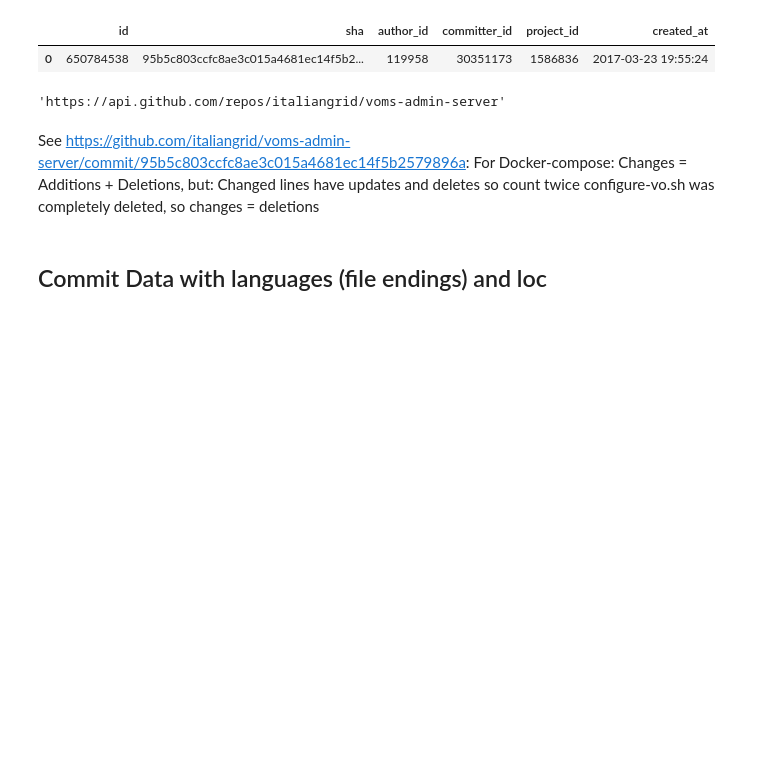
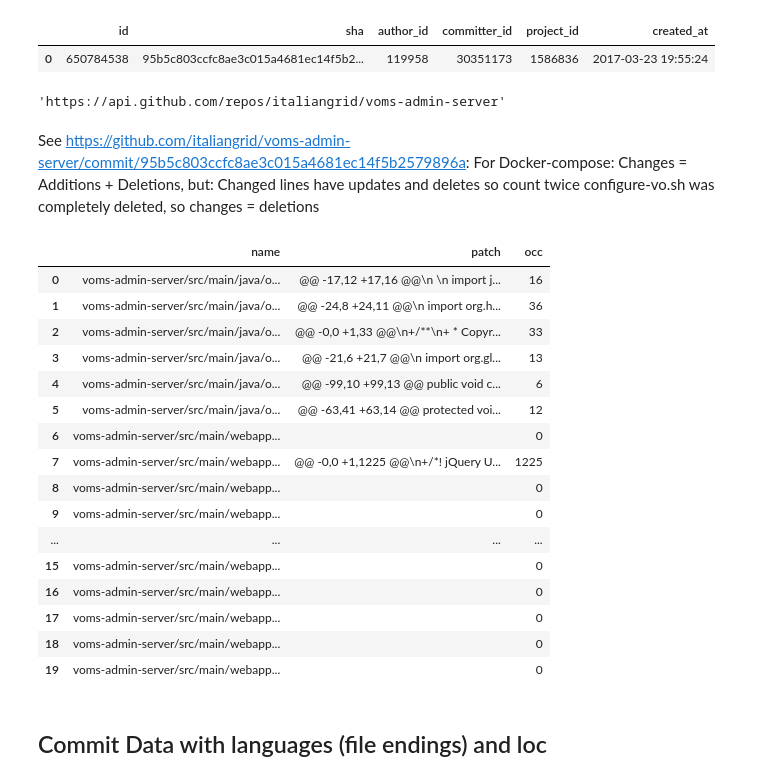
Before and after one commit to LeonBein/CRM20, a Jupyter notebook: DataExplorer.ipynb, the cells around one changed output. Cells and saved outputs as stored; diff of their text form; code cells hidden in the pictures; blank space fills up the shorter version.

```diff
--- a/DataExplorer.ipynb
+++ b/DataExplorer.ipynb
@@ -291,6 +271,31 @@ dbUtils.runQuery('''
 See https://github.com/italiangrid/voms-admin-server/commit/95b5c803ccfc8ae3c015a4681ec14f5b2579896a:
 For Docker-compose: Changes = Additions + Deletions, but: Changed lines have updates and deletes so count twice
 configure-vo.sh was completely deleted, so changes = deletions
+# %%
+dbUtils.runQuery('''
+    SELECT name, patch, (SELECT COUNT(*) FROM REGEXP_MATCHES(patch, '^\+', 'gn')) as occ
+    FROM ght.raw_patches
+    WHERE sha = '95b5c803ccfc8ae3c015a4681ec14f5b2579896a'
+    LIMIT 20
+''', True)
+# %% [output]
+|  | name | patch | occ |
+| 0 | voms-admin-server/src/main/java/o... | @@ -17,12 +17,16 @@\n \n import j... | 16 |
+| 1 | voms-admin-server/src/main/java/o... | @@ -24,8 +24,11 @@\n import org.h... | 36 |
+| 2 | voms-admin-server/src/main/java/o... | @@ -0,0 +1,33 @@\n+/**\n+ * Copyr... | 33 |
+| 3 | voms-admin-server/src/main/java/o... | @@ -21,6 +21,7 @@\n import org.gl... | 13 |
+| 4 | voms-admin-server/src/main/java/o... | @@ -99,10 +99,13 @@ public void c... | 6 |
+| 5 | voms-admin-server/src/main/java/o... | @@ -63,41 +63,14 @@ protected voi... | 12 |
+| 6 | voms-admin-server/src/main/webapp... |  | 0 |
+| 7 | voms-admin-server/src/main/webapp... | @@ -0,0 +1,1225 @@\n+/*! jQuery U... | 1225 |
+| 8 | voms-admin-server/src/main/webapp... |  | 0 |
+| 9 | voms-admin-server/src/main/webapp... |  | 0 |
+| ... | ... | ... | ... |
+| 15 | voms-admin-server/src/main/webapp... |  | 0 |
+| 16 | voms-admin-server/src/main/webapp... |  | 0 |
+| 17 | voms-admin-server/src/main/webapp... |  | 0 |
+| 18 | voms-admin-server/src/main/webapp... |  | 0 |
+| 19 | voms-admin-server/src/main/webapp... |  | 0 |
 # %% [markdown]
 ## Commit Data with languages (file endings) and loc
 # %%
```
Also changed, not shown: parts of 11 cells of this notebook, 17 other files.
